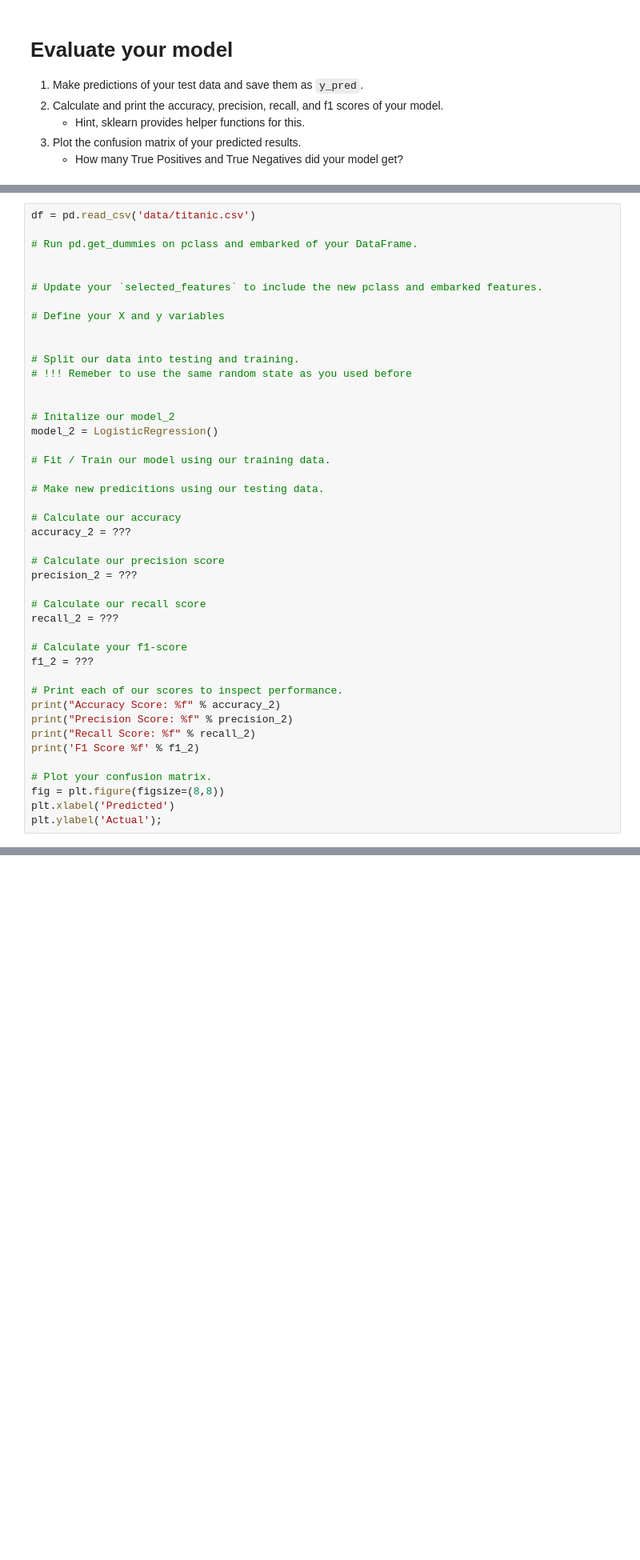
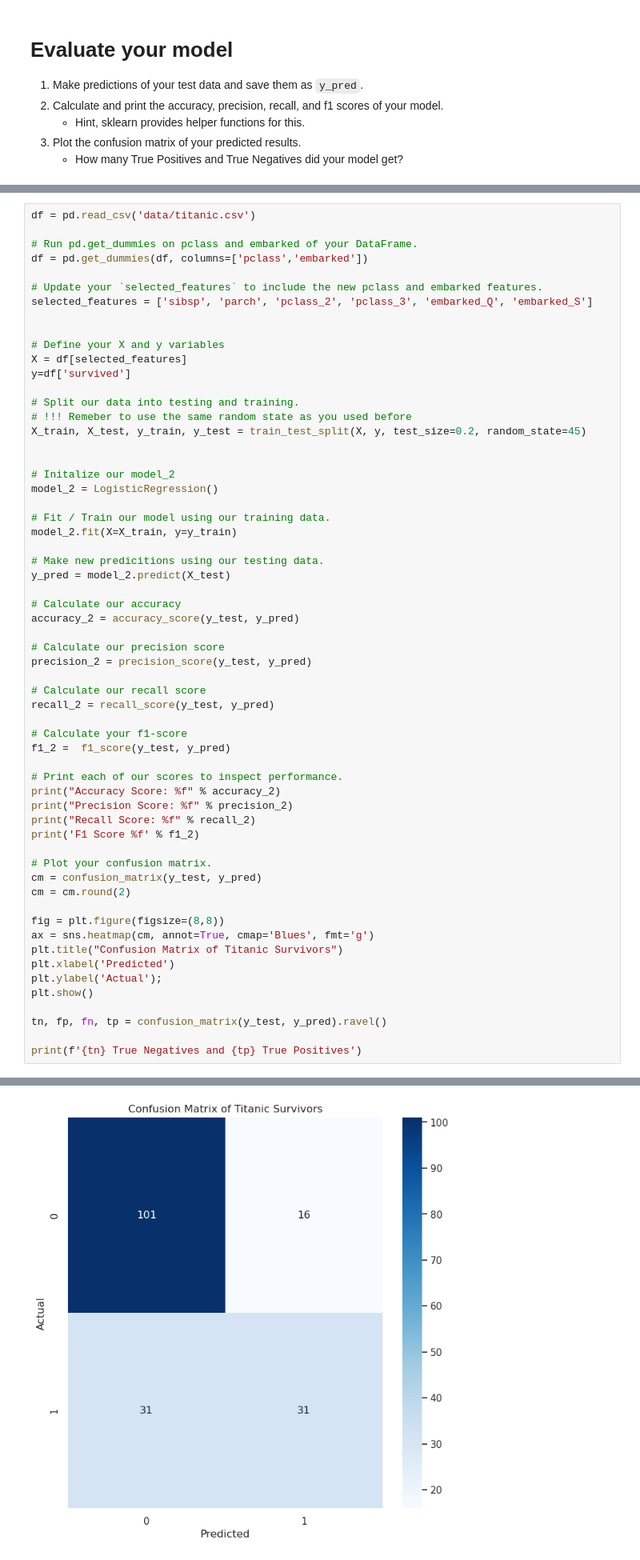
Before and after one commit to SabehaKhan/my-fork-2024-DS-Fri-1230, a Jupyter notebook: Week-06-Classification/Exercise-SK.ipynb, the cells around one changed output, grey strips where cells are left out. Shown at 80% size. Drawn from its saved outputs; the diff is of its cells as text; blank space fills up the shorter version.

```diff
--- a/Week-06-Classification/Exercise-SK.ipynb
+++ b/Week-06-Classification/Exercise-SK.ipynb
@@ -169,35 +210,41 @@ Compare the results to your first model. Which model had a better accuracy, reca
 df = pd.read_csv('data/titanic.csv')
 
 # Run pd.get_dummies on pclass and embarked of your DataFrame.
+df = pd.get_dummies(df, columns=['pclass','embarked'])
+
+# Update your `selected_features` to include the new pclass and embarked features.
+selected_features = ['sibsp', 'parch', 'pclass_2', 'pclass_3', 'embarked_Q', 'embarked_S']
 
 
-# Update your `selected_features` to include the new pclass and embarked features.
-
 # Define your X and y variables
-
+X = df[selected_features]
+y=df['survived']
 
 # Split our data into testing and training.
 # !!! Remeber to use the same random state as you used before
+X_train, X_test, y_train, y_test = train_test_split(X, y, test_size=0.2, random_state=45)
 
 
 # Initalize our model_2
 model_2 = LogisticRegression()
 
 # Fit / Train our model using our training data.
+model_2.fit(X=X_train, y=y_train)
 
 # Make new predicitions using our testing data.
+y_pred = model_2.predict(X_test)
 
 # Calculate our accuracy
-accuracy_2 = ???
+accuracy_2 = accuracy_score(y_test, y_pred)
 
 # Calculate our precision score
-precision_2 = ???
+precision_2 = precision_score(y_test, y_pred)
 
 # Calculate our recall score
-recall_2 = ???
+recall_2 = recall_score(y_test, y_pred)
 
 # Calculate your f1-score
-f1_2 = ???
+f1_2 =  f1_score(y_test, y_pred)
 
 # Print each of our scores to inspect performance.
 print("Accuracy Score: %f" % accuracy_2)
@@ -206,6 +253,17 @@ print("Recall Score: %f" % recall_2)
 print('F1 Score %f' % f1_2)
 
 # Plot your confusion matrix.
+cm = confusion_matrix(y_test, y_pred)
+cm = cm.round(2)
+
 fig = plt.figure(figsize=(8,8))
+ax = sns.heatmap(cm, annot=True, cmap='Blues', fmt='g')
+plt.title("Confusion Matrix of Titanic Survivors")
 plt.xlabel('Predicted')
 plt.ylabel('Actual');
+plt.show()
+
+tn, fp, fn, tp = confusion_matrix(y_test, y_pred).ravel()
+
+print(f'{tn} True Negatives and {tp} True Positives')
+# %% [output]
@@ -211,0 +274 @@ plt.ylabel('Actual');
+[figure, added]
```
Also changed, not shown: parts of 11 cells of this notebook.
